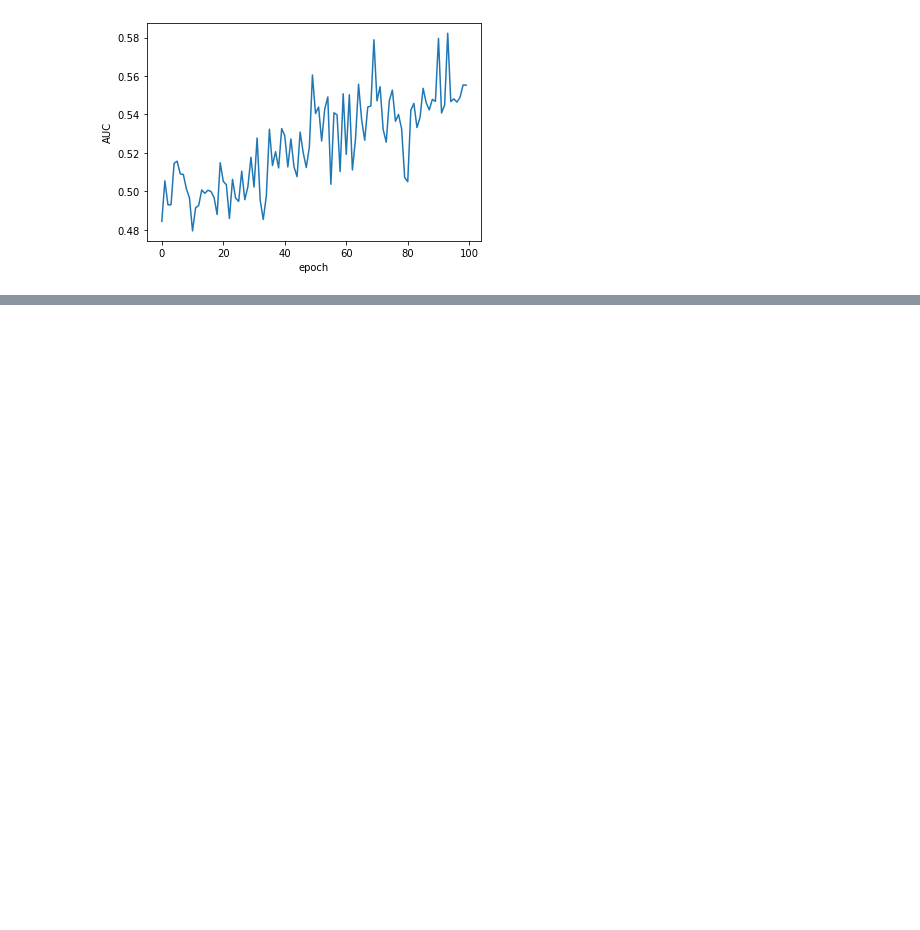
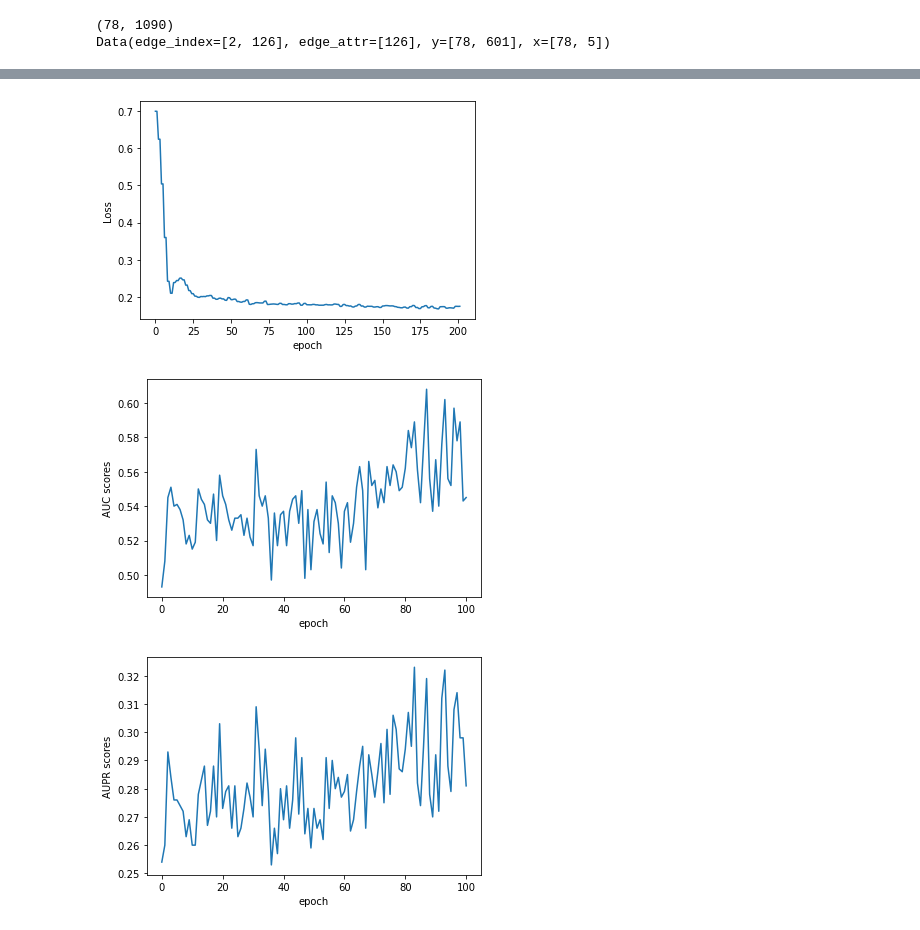
Before and after one commit to sinaziaee/drug_side_effects, a Jupyter notebook: main.ipynb, the cells around one changed output, grey strips where cells are left out. Saved outputs shown, nothing was run; the diff lists cells and outputs as text; code cells hidden in the pictures; blank space fills up the shorter version.

Commit message:
added aupr and f1 score and changed the functions for more feasible usage

```diff
--- a/main.ipynb
+++ b/main.ipynb
@@ -18,6 +14,0 @@ df = pd.read_csv(f'{base_dir}/datasets/fingerSimilarity.csv')
-# %%
-table = utils.get_top_cells(df, 0.8)
-print(table.shape)
-se_df = pd.read_csv(f'{base_dir}/datasets/sideEffectsfillterd.csv')
-drug_dccs = list(se_df['DCC_ID'].to_numpy())
-se_df
@@ -203,7 +196,6 @@ Loss: 0.701, AUC Score: 0.48434447253200996
-# %%
-plt.plot(auc_score_list)
-plt.xlabel('epoch')
-plt.ylabel('AUC')
-plt.show()
-# %% [output]
-[figure, removed]
+# %%
+data = create_graph_of_input_drugs(df, se_df, least_score=0.85, consider_edge_attrs=True)
+train_and_test(data=data, GNN=GNN, epochs=101, with_auc=True, with_aupr=True, with_f1=False)
+# %% [output]
+(78, 1090)
+Data(edge_index=[2, 126], edge_attr=[126], y=[78, 601], x=[78, 5])
@@ -209,0 +213,3 @@ plt.show()
+[figure, added]
+[figure, added]
+[figure, added]
```
Also changed, not shown: parts of 15 cells of this notebook, 1 other file.
